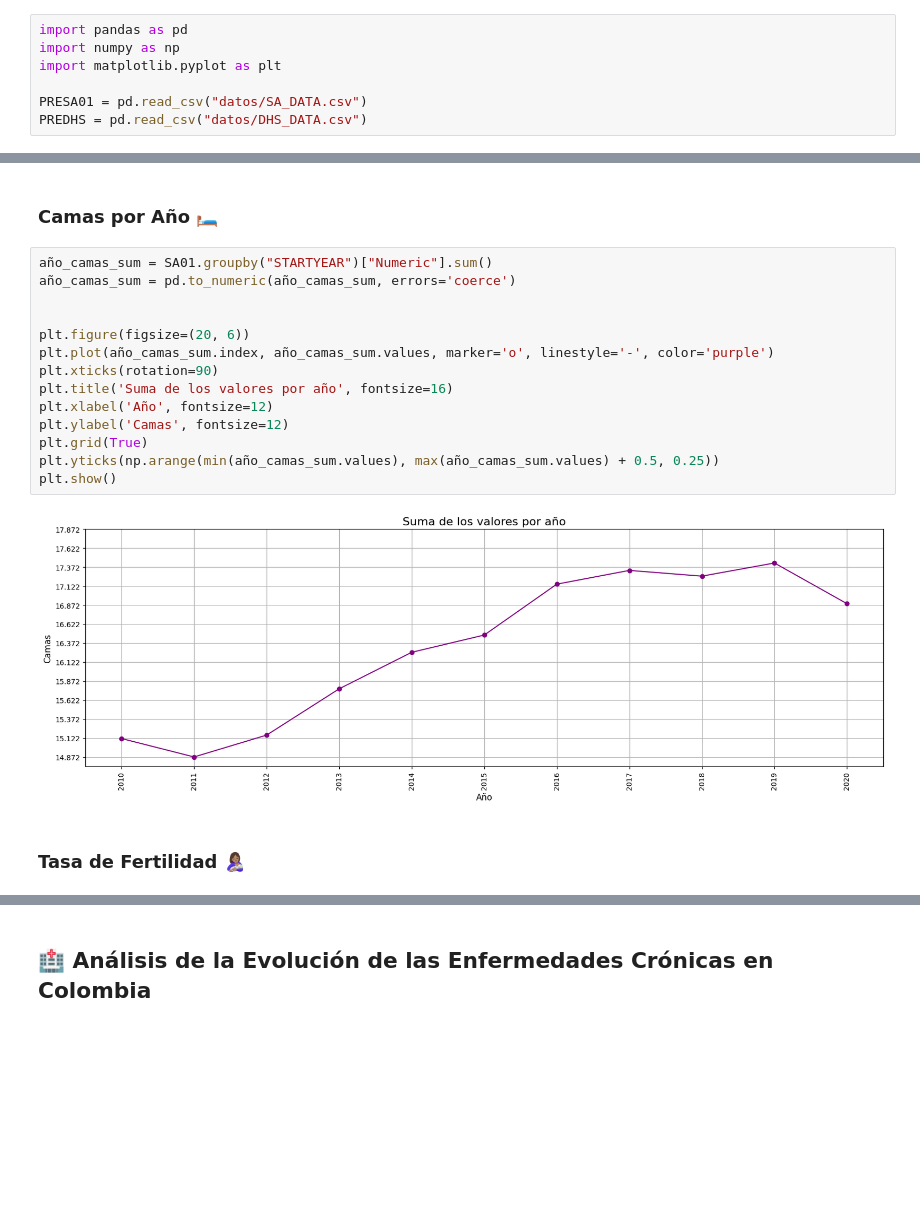
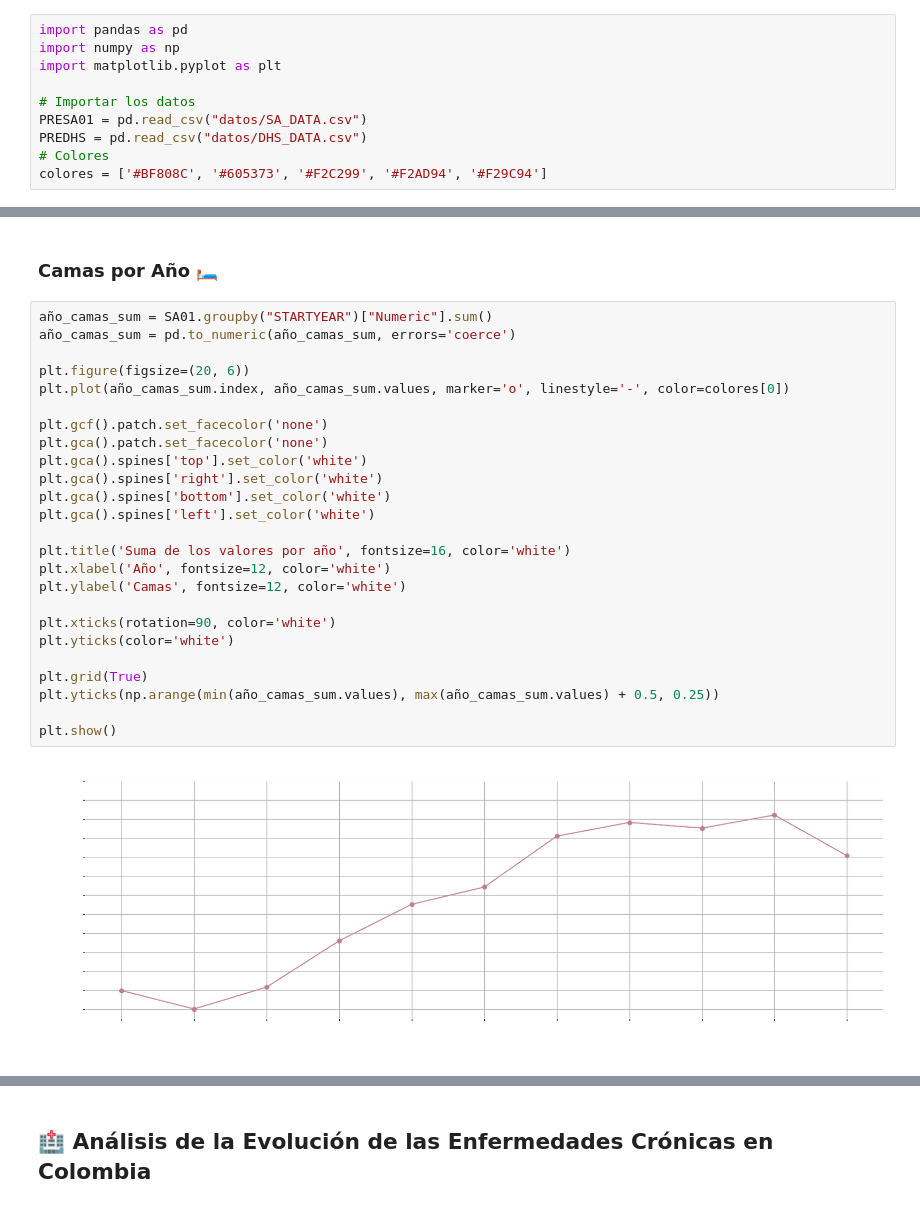
Before and after one commit to irisdev06/Salud-en-Colombia, a Jupyter notebook: main.ipynb, the cells around one changed output, grey strips where cells are left out. Drawn from its saved outputs; the diff is of its cells as text; blank space fills up the shorter version.

```diff
--- a/main.ipynb
+++ b/main.ipynb
@@ -5,8 +5,11 @@ import pandas as pd
 import numpy as np
 import matplotlib.pyplot as plt
 
+# Importar los datos
 PRESA01 = pd.read_csv("datos/SA_DATA.csv")
 PREDHS = pd.read_csv("datos/DHS_DATA.csv")
+# Colores
+colores = ['#BF808C', '#605373', '#F2C299', '#F2AD94', '#F29C94']
 # %% [markdown]
 # Limpieza de los Datos 🧹
 # %%
@@ -24,18 +27,27 @@ DHS = PREDHS.drop(columns=["RegionId", "LevelRank", "SurveyId", "IndicatorId", "
 # %%
 año_camas_sum = SA01.groupby("STARTYEAR")["Numeric"].sum()
 año_camas_sum = pd.to_numeric(año_camas_sum, errors='coerce')
 
+plt.figure(figsize=(20, 6))
+plt.plot(año_camas_sum.index, año_camas_sum.values, marker='o', linestyle='-', color=colores[0])
 
-plt.figure(figsize=(20, 6))
-plt.plot(año_camas_sum.index, año_camas_sum.values, marker='o', linestyle='-', color='purple')
-plt.xticks(rotation=90)
-plt.title('Suma de los valores por año', fontsize=16)
-plt.xlabel('Año', fontsize=12)
-plt.ylabel('Camas', fontsize=12)
+plt.gcf().patch.set_facecolor('none')
+plt.gca().patch.set_facecolor('none')
+plt.gca().spines['top'].set_color('white')
+plt.gca().spines['right'].set_color('white')
+plt.gca().spines['bottom'].set_color('white')
+plt.gca().spines['left'].set_color('white')
+
+plt.title('Suma de los valores por año', fontsize=16, color='white')
+plt.xlabel('Año', fontsize=12, color='white')
+plt.ylabel('Camas', fontsize=12, color='white')
+
+plt.xticks(rotation=90, color='white')
+plt.yticks(color='white')
+
 plt.grid(True)
 plt.yticks(np.arange(min(año_camas_sum.values), max(año_camas_sum.values) + 0.5, 0.25))
+
 plt.show()
 # %% [output]
-[figure, old version]
+[figure, new version]
-# %% [markdown]
-### Tasa de Fertilidad 🤱🏽
```
Also changed, not shown: parts of 5 cells of this notebook, 2 other files.
